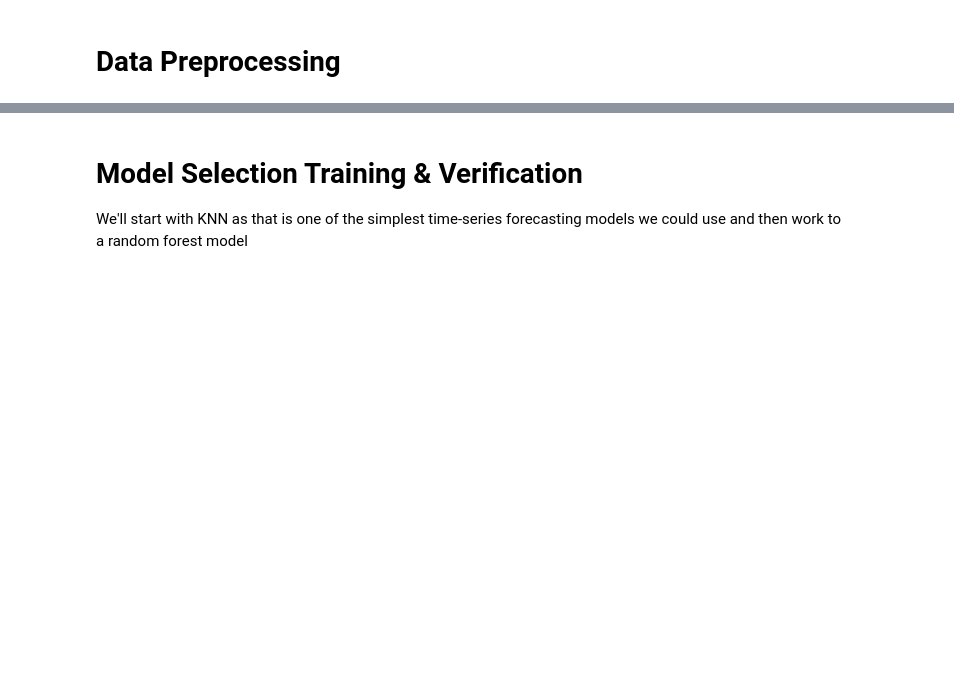
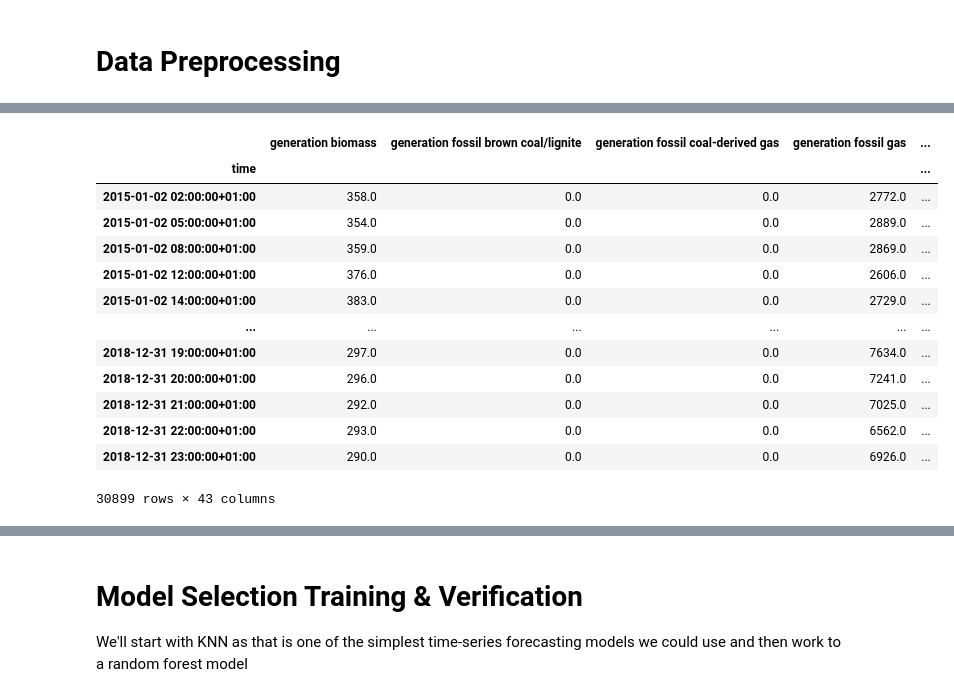
Before and after one commit to zoemcbride/energy-data-lab, a Jupyter notebook: spanish_energy_data_weather_analysis.ipynb, the cells around one changed output, grey strips where cells are left out. Drawn from its saved outputs; the diff is of its cells as text; code cells hidden in the pictures; blank space fills up the shorter version.

```diff
--- a/spanish_energy_data_weather_analysis.ipynb
+++ b/spanish_energy_data_weather_analysis.ipynb
@@ -731,0 +797,79 @@ A commonly used method is Min-Max Scaling (Normalization) which scales the data
+# %%
+# Resetting the index for both dataframes
+weather_features_reset = weather_features.reset_index()
+energy_data_reset = energy_data.reset_index()
+
+# Dropping duplicate rows based on 'dt_iso' and 'city_name' and keeping the first occurrence
+weather_features_reset = weather_features_reset.drop_duplicates(subset=['dt_iso', 'city_name'], keep='first')
+
+# Pivoting the weather data
+weather_pivot = weather_features_reset.pivot(index='dt_iso', columns='city_name', values='temp_F')
+
+# Column names generated for weather_pivot
+weather_pivot.columns = [f'{city}_temp_F' for city in weather_pivot.columns]
+
+# Merging the energy data with the pivoted weather data
+energy_weather_merged = pd.merge(energy_data_reset, weather_pivot, left_on='time', right_on='dt_iso', how='left')
+
+# Generating extreme cold/hot columns
+extreme_cold_threshold = 32
+extreme_hot_threshold = 90
+
+cities = ['Madrid', 'Seville', ' Barcelona', 'Bilbao', 'Valencia']
+
+energy_weather_merged['temp_extreme_cold'] = energy_weather_merged[[f'{city}_temp_F' for city in cities]].apply(lambda row: sum(1 for temp in row if temp < extreme_cold_threshold)/len(cities), axis=1)
+energy_weather_merged['temp_extreme_hot'] = energy_weather_merged[[f'{city}_temp_F' for city in cities]].apply(lambda row: sum(1 for temp in row if temp > extreme_hot_threshold)/len(cities), axis=1)
+
+# Historical Load
+energy_weather_merged.set_index('time', inplace=True)
+energy_weather_merged['previous_day_load'] = energy_weather_merged['total load actual'].shift(freq='1D')
+
+# Drop NaN values after shifts
+energy_weather_merged.dropna(inplace=True)
+
+# Derive day_type
+energy_weather_merged['day_type'] = energy_weather_merged.index.weekday
+energy_weather_merged['day_type'] = energy_weather_merged['day_type'].apply(lambda x: 0 if x >= 5 else 1)
+
+# Derive season
+def get_season(month):
+    if month in [3, 4, 5]:
+        return 'Spring'
+    elif month in [6, 7, 8]:
+        return 'Summer'
+    elif month in [9, 10, 11]:
+        return 'Fall'
+    else:
+        return 'Winter'
+
+energy_weather_merged['season'] = energy_weather_merged.index.month
+energy_weather_merged['season'] = energy_weather_merged['season'].apply(get_season)
+
+# One-hot encode season
+season_dummies = pd.get_dummies(energy_weather_merged['season'], prefix='season')
+
+# Derive hour
+energy_weather_merged['hour'] = energy_weather_merged.index.hour
+
+# Since we will later scale the feature matrix, which will not make sense for the 'hour' column,
+# we use sin(2pi*x) and cos(2pi*x) to transform hour and indicate the cyclical nature of the hour feature
+energy_weather_merged['hour_sin'] = np.sin(2 * np.pi * energy_weather_merged['hour'] / 24)
+energy_weather_merged['hour_cos'] = np.cos(2 * np.pi * energy_weather_merged['hour'] / 24)
+
+
+energy_weather_merged
+# %% [output]
+|  | generation biomass | generation fossil brown coal/lignite | generation fossil coal-derived gas | generation fossil gas | ... |
+| time |  |  |  |  | ... |
+| 2015-01-02 02:00:00+01:00 | 358.0 | 0.0 | 0.0 | 2772.0 | ... |
+| 2015-01-02 05:00:00+01:00 | 354.0 | 0.0 | 0.0 | 2889.0 | ... |
+| 2015-01-02 08:00:00+01:00 | 359.0 | 0.0 | 0.0 | 2869.0 | ... |
+| 2015-01-02 12:00:00+01:00 | 376.0 | 0.0 | 0.0 | 2606.0 | ... |
+| 2015-01-02 14:00:00+01:00 | 383.0 | 0.0 | 0.0 | 2729.0 | ... |
+| ... | ... | ... | ... | ... | ... |
+| 2018-12-31 19:00:00+01:00 | 297.0 | 0.0 | 0.0 | 7634.0 | ... |
+| 2018-12-31 20:00:00+01:00 | 296.0 | 0.0 | 0.0 | 7241.0 | ... |
+| 2018-12-31 21:00:00+01:00 | 292.0 | 0.0 | 0.0 | 7025.0 | ... |
+| 2018-12-31 22:00:00+01:00 | 293.0 | 0.0 | 0.0 | 6562.0 | ... |
+| 2018-12-31 23:00:00+01:00 | 290.0 | 0.0 | 0.0 | 6926.0 | ... |
+30899 rows × 43 columns
```
Also changed, not shown: parts of 19 cells of this notebook.
